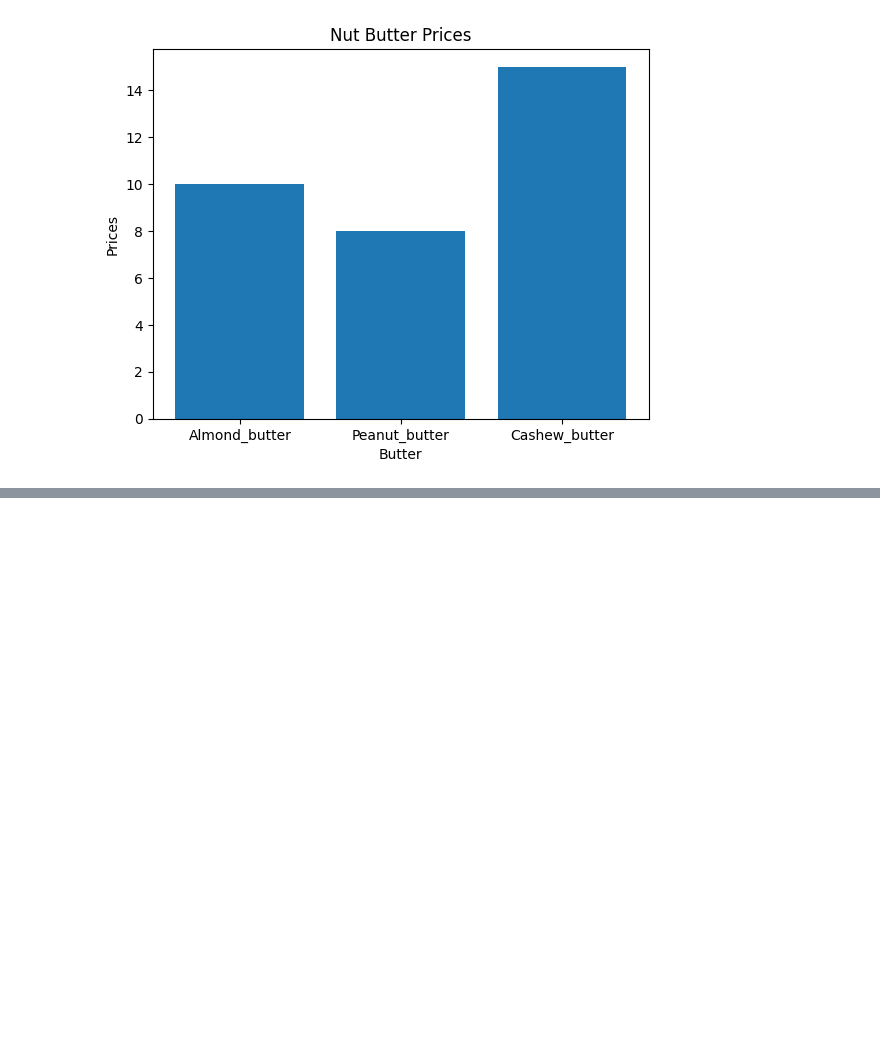
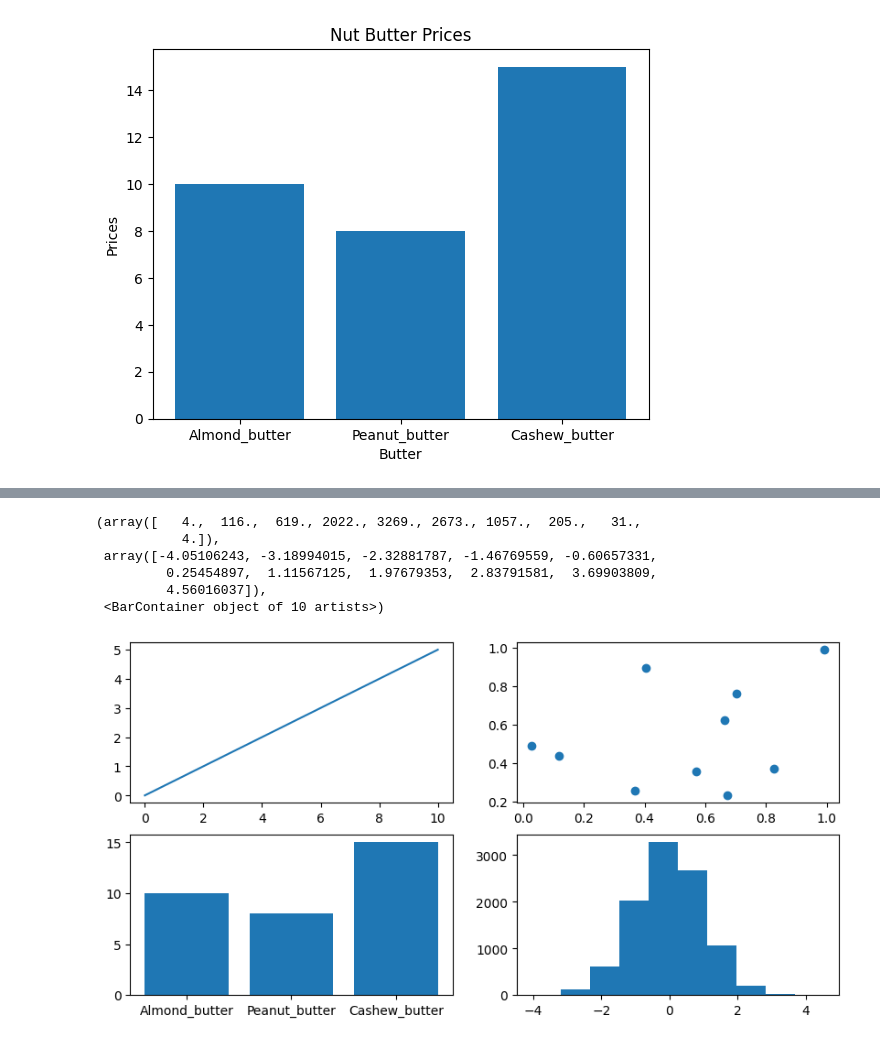
Before and after one commit to amankr2301/jules-test-repo, a Jupyter notebook: matplotlib.ipynb, the cells around one changed output, grey strips where cells are left out. Saved outputs shown, nothing was run; the diff lists cells and outputs as text; code cells hidden in the pictures; blank space fills up the shorter version.

```diff
--- a/matplotlib.ipynb
+++ b/matplotlib.ipynb
@@ -154,0 +199,21 @@ ax.set(title="Nut Butter Prices" ,
+# %%
+# subplots option 2
+
+fig , ax = plt.subplots(nrows = 2 , ncols = 2 , figsize = (10,5))
+
+
+ax[0][0].plot(x , x/2)
+
+ax[0][1].scatter(np.random.random(10) , np.random.random(10))
+
+ax[1][0].bar(nut_butter_prices.keys() , nut_butter_prices.values())
+
+ax[1][1].hist(np.random.randn(10000))
+# %% [output]
+(array([   4.,  116.,  619., 2022., 3269., 2673., 1057.,  205.,   31.,
+           4.]),
+ array([-4.05106243, -3.18994015, -2.32881787, -1.46769559, -0.60657331,
+         0.25454897,  1.11567125,  1.97679353,  2.83791581,  3.69903809,
+         4.56016037]),
+ <BarContainer object of 10 artists>)
+[figure, added]
```
Also changed, not shown: parts of 7 cells of this notebook.
